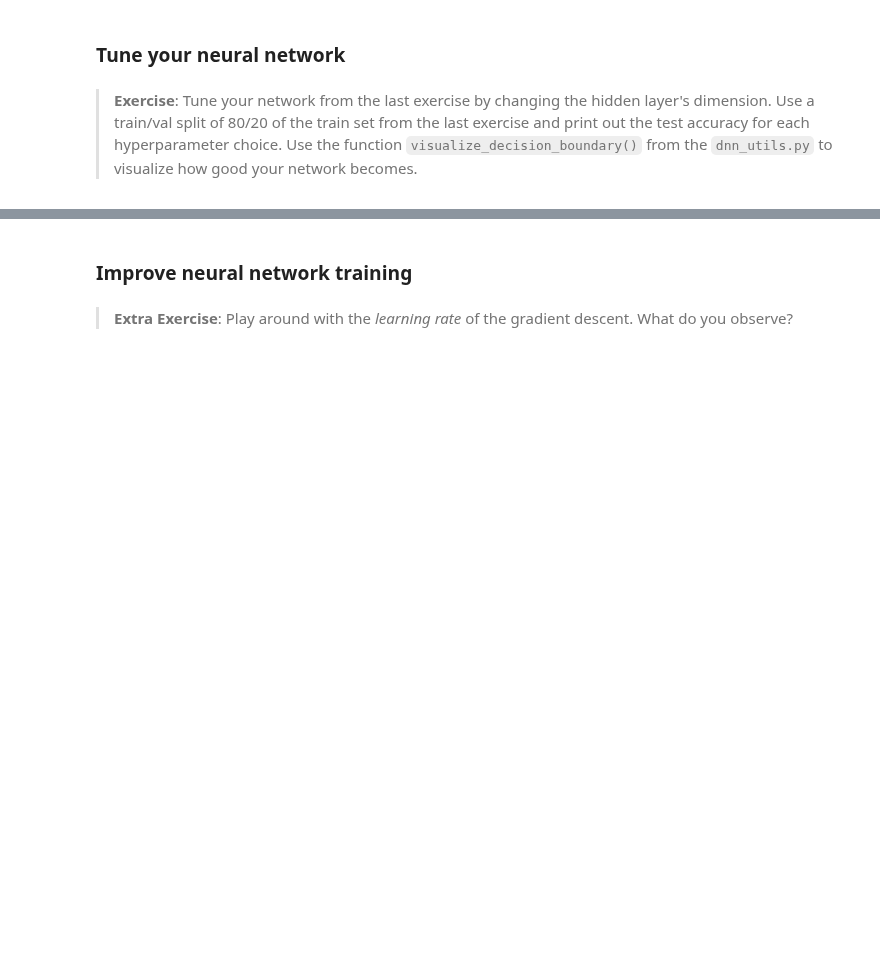
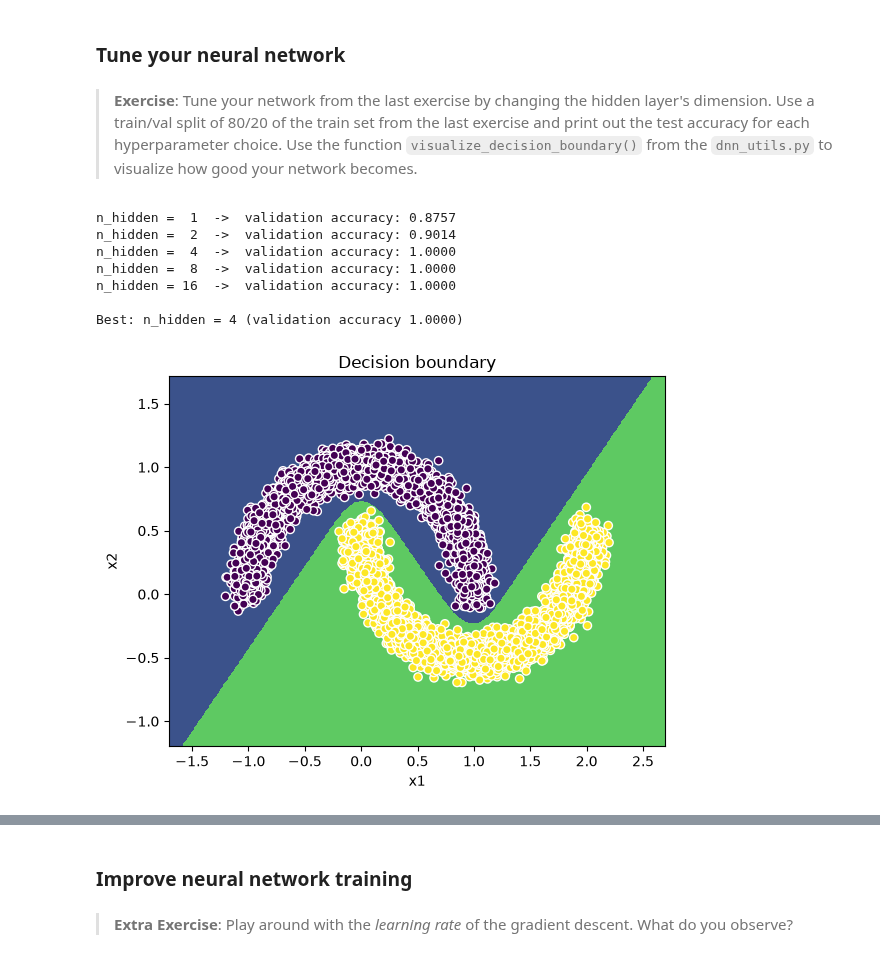
Before and after one commit to 1com/ds-ann, a Jupyter notebook: bonus/00_dnn_from_scratch.ipynb, the cells around one changed output, grey strips where cells are left out. Saved outputs shown, nothing was run; the diff lists cells and outputs as text; code cells hidden in the pictures; blank space fills up the shorter version.

```diff
--- a/bonus/00_dnn_from_scratch.ipynb
+++ b/bonus/00_dnn_from_scratch.ipynb
@@ -212,9 +225,10 @@ def logloss(A, Y):
     """
 
     # Implement here the loss function
-    # ===========#
-    # YOUR CODE # ~2 lines
-    # ===========#
+    epsilon = 1e-15
+    A = np.clip(A, epsilon, 1 - epsilon)
+    logits = np.multiply(np.log(A), Y) + np.multiply(np.log(1 - A), 1 - Y)
+    loss = -np.sum(logits) / Y.shape[0]
 
     # Squeeze the dimensions of the scalar-valued vector
     loss = float(np.squeeze(loss))
@@ -295,11 +312,12 @@ def update_params(params, grads, learning_rate=1.5):
     """
 
     # Update all parameters
-    # ===========#
-    # YOUR CODE # ~4 lines
-    # ===========#
+    W1 = params["W1"] - learning_rate * grads["dW1"]
+    b1 = params["b1"] - learning_rate * grads["db1"]
+    W2 = params["W2"] - learning_rate * grads["dW2"]
+    b2 = params["b2"] - learning_rate * grads["db2"]
 
-    params = {"W1", "b1", "w2", "b2"}
+    params = {"W1": W1, "b1": b1, "W2": W2, "b2": b2}
 
     return params
 # %% [markdown]
@@ -407,6 +439,30 @@ print(" test acc.: %f" % accuracy_score(y_test, preds_test))
 # %% [markdown]
 >__Exercise__: Tune your network from the last exercise by changing the hidden layer's dimension. Use a train/val split of 80/20 of the train set from the last exercise and print out the test accuracy for each hyperparameter choice. Use the function `visualize_decision_boundary()` from the `dnn_utils.py` to visualize how good your network becomes.
 # %%
-# ===========#
-# YOUR CODE # ~10 lines
-# ===========#
+# Split the previous training set 80/20 into a smaller training set and a validation set
+X_tr, X_val, y_tr, y_val = train_test_split(
+    X_train, y_train, test_size=0.2, shuffle=False, random_state=42
+)
+
+# Train a network for several hidden-layer sizes and keep the best one on the validation set
+best = None
+for n_hidden in [1, 2, 4, 8, 16]:
+    params_h = train_dnn(X_tr, y_tr, n_hidden=n_hidden, verbose=False)
+    val_acc = accuracy_score(y_val, predict(X_val, params_h))
+    print(f"n_hidden = {n_hidden:2d}  ->  validation accuracy: {val_acc:.4f}")
+    if best is None or val_acc > best[1]:
+        best = (n_hidden, val_acc, params_h)
+
+print(f"\nBest: n_hidden = {best[0]} (validation accuracy {best[1]:.4f})")
+
+# Visualize the decision boundary of the best network
+visualize_decision_boundary(X, Y, lambda x: predict(x, best[2]))
+# %% [output]
+n_hidden =  1  ->  validation accuracy: 0.8757
+n_hidden =  2  ->  validation accuracy: 0.9014
+n_hidden =  4  ->  validation accuracy: 1.0000
+n_hidden =  8  ->  validation accuracy: 1.0000
+n_hidden = 16  ->  validation accuracy: 1.0000
+
+Best: n_hidden = 4 (validation accuracy 1.0000)
+[figure, added]
```
Also changed, not shown: parts of 17 cells of this notebook, 7 other files.
